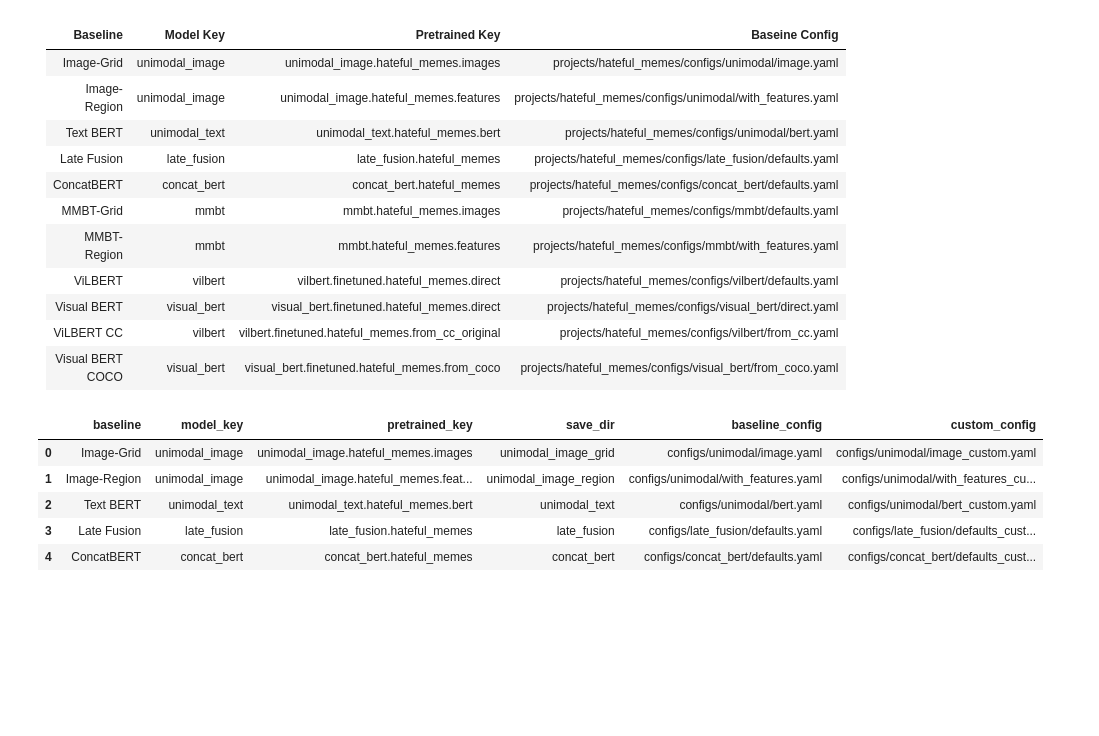
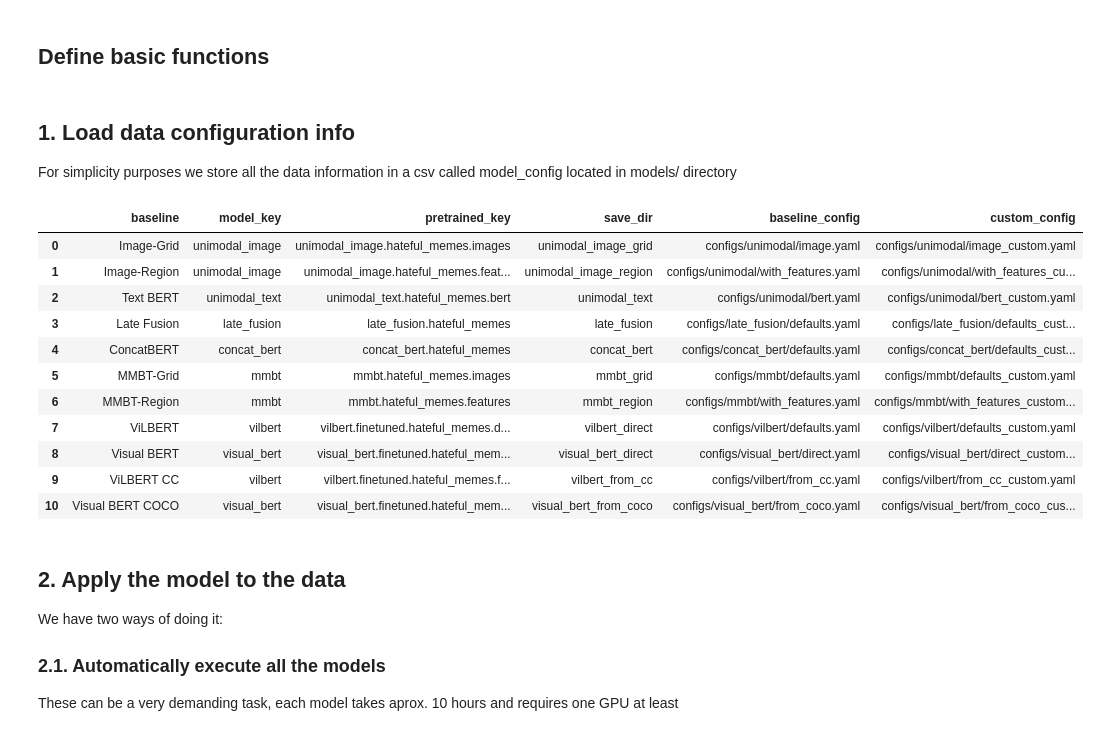
Before and after one commit to kalilu/meme_hateful_detection, a Jupyter notebook: notebooks/2.Apply_model.ipynb, the cells around one changed output. Drawn from its saved outputs; the diff is of its cells as text; code cells hidden in the pictures; blank space fills up the shorter version.

```diff
--- a/notebooks/2.Apply_model.ipynb
+++ b/notebooks/2.Apply_model.ipynb
@@ -34,17 +66,3 @@ if PATH_DATA not in sys.path:
 
 import warnings
 warnings.filterwarnings('ignore')
-# %% [markdown]
-| Baseline         | Model Key      | Pretrained Key                                   | Baseine Config                                                     |
-|------------------|----------------|--------------------------------------------------|------------------------------------------------------------|
-| Image-Grid       | unimodal_image | unimodal_image.hateful_memes.images              | projects/hateful_memes/configs/unimodal/image.yaml         |
-| Image-Region     | unimodal_image | unimodal_image.hateful_memes.features            | projects/hateful_memes/configs/unimodal/with_features.yaml |
-| Text BERT        | unimodal_text  | unimodal_text.hateful_memes.bert                 | projects/hateful_memes/configs/unimodal/bert.yaml          |
-| Late Fusion      | late_fusion    | late_fusion.hateful_memes                        | projects/hateful_memes/configs/late_fusion/defaults.yaml   |
-| ConcatBERT       | concat_bert    | concat_bert.hateful_memes                        | projects/hateful_memes/configs/concat_bert/defaults.yaml   |
-| MMBT-Grid        | mmbt           | mmbt.hateful_memes.images                        | projects/hateful_memes/configs/mmbt/defaults.yaml          |
-| MMBT-Region      | mmbt           | mmbt.hateful_memes.features                      | projects/hateful_memes/configs/mmbt/with_features.yaml     |
-| ViLBERT          | vilbert        | vilbert.finetuned.hateful_memes.direct           | projects/hateful_memes/configs/vilbert/defaults.yaml       |
-| Visual BERT      | visual_bert    | visual_bert.finetuned.hateful_memes.direct       | projects/hateful_memes/configs/visual_bert/direct.yaml     |
-| ViLBERT CC       | vilbert        | vilbert.finetuned.hateful_memes.from_cc_original | projects/hateful_memes/configs/vilbert/from_cc.yaml        |
-| Visual BERT COCO | visual_bert    | visual_bert.finetuned.hateful_memes.from_coco    | projects/hateful_memes/configs/visual_bert/from_coco.yaml  |
@@ -54,0 +69,2 @@ warnings.filterwarnings('ignore')
+# %% [markdown]
+## Define basic functions
@@ -55,13 +101,30 @@ warnings.filterwarnings('ignore')
+# %% [markdown]
+## 1. Load data configuration info
+
+For simplicity purposes we store all the data information in a csv called model_config located in models/ directory
 # %%
 df_model_config = pd.read_csv(f'{PATH_MODEL}/model_config.csv', sep = ',')
-df_model_config.head()
+df_model_config.head(11)
 # %% [output]
 |  | baseline | model_key | pretrained_key | save_dir | baseline_config | custom_config |
 | 0 | Image-Grid | unimodal_image | unimodal_image.hateful_memes.images | unimodal_image_grid | configs/unimodal/image.yaml | configs/unimodal/image_custom.yaml |
 | 1 | Image-Region | unimodal_image | unimodal_image.hateful_memes.feat... | unimodal_image_region | configs/unimodal/with_features.yaml | configs/unimodal/with_features_cu... |
 | 2 | Text BERT | unimodal_text | unimodal_text.hateful_memes.bert | unimodal_text | configs/unimodal/bert.yaml | configs/unimodal/bert_custom.yaml |
 | 3 | Late Fusion | late_fusion | late_fusion.hateful_memes | late_fusion | configs/late_fusion/defaults.yaml | configs/late_fusion/defaults_cust... |
 | 4 | ConcatBERT | concat_bert | concat_bert.hateful_memes | concat_bert | configs/concat_bert/defaults.yaml | configs/concat_bert/defaults_cust... |
+| 5 | MMBT-Grid | mmbt | mmbt.hateful_memes.images | mmbt_grid | configs/mmbt/defaults.yaml | configs/mmbt/defaults_custom.yaml |
+| 6 | MMBT-Region | mmbt | mmbt.hateful_memes.features | mmbt_region | configs/mmbt/with_features.yaml | configs/mmbt/with_features_custom... |
+| 7 | ViLBERT | vilbert | vilbert.finetuned.hateful_memes.d... | vilbert_direct | configs/vilbert/defaults.yaml | configs/vilbert/defaults_custom.yaml |
+| 8 | Visual BERT | visual_bert | visual_bert.finetuned.hateful_mem... | visual_bert_direct | configs/visual_bert/direct.yaml | configs/visual_bert/direct_custom... |
+| 9 | ViLBERT CC | vilbert | vilbert.finetuned.hateful_memes.f... | vilbert_from_cc | configs/vilbert/from_cc.yaml | configs/vilbert/from_cc_custom.yaml |
+| 10 | Visual BERT COCO | visual_bert | visual_bert.finetuned.hateful_mem... | visual_bert_from_coco | configs/visual_bert/from_coco.yaml | configs/visual_bert/from_coco_cus... |
+# %% [markdown]
+## 2. Apply the model to the data
+
+We have two ways of doing it:
+
+### 2.1. Automatically execute all the models
+These can be a very demanding task, each model takes aprox. 10 hours and requires one GPU at least
 # %%
 #Training model
 for index, row in df_model_config.iterrows():
```
Also changed, not shown: parts of 22 cells of this notebook, 51 other files.
